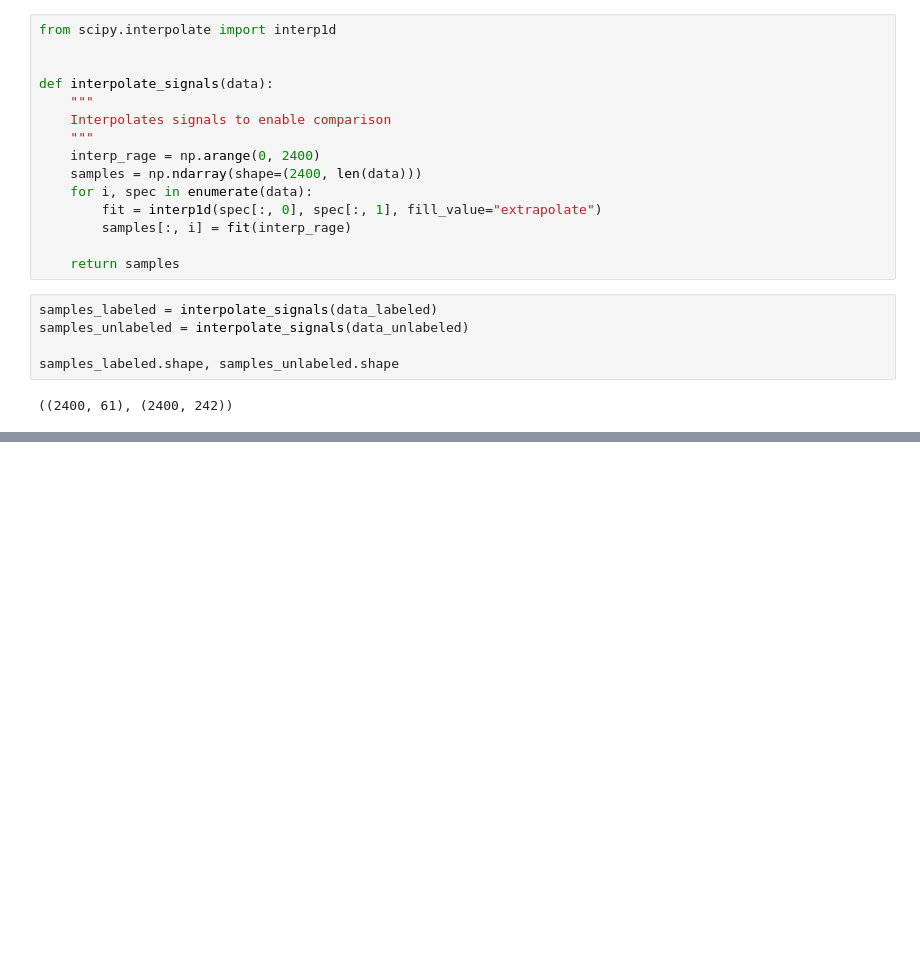
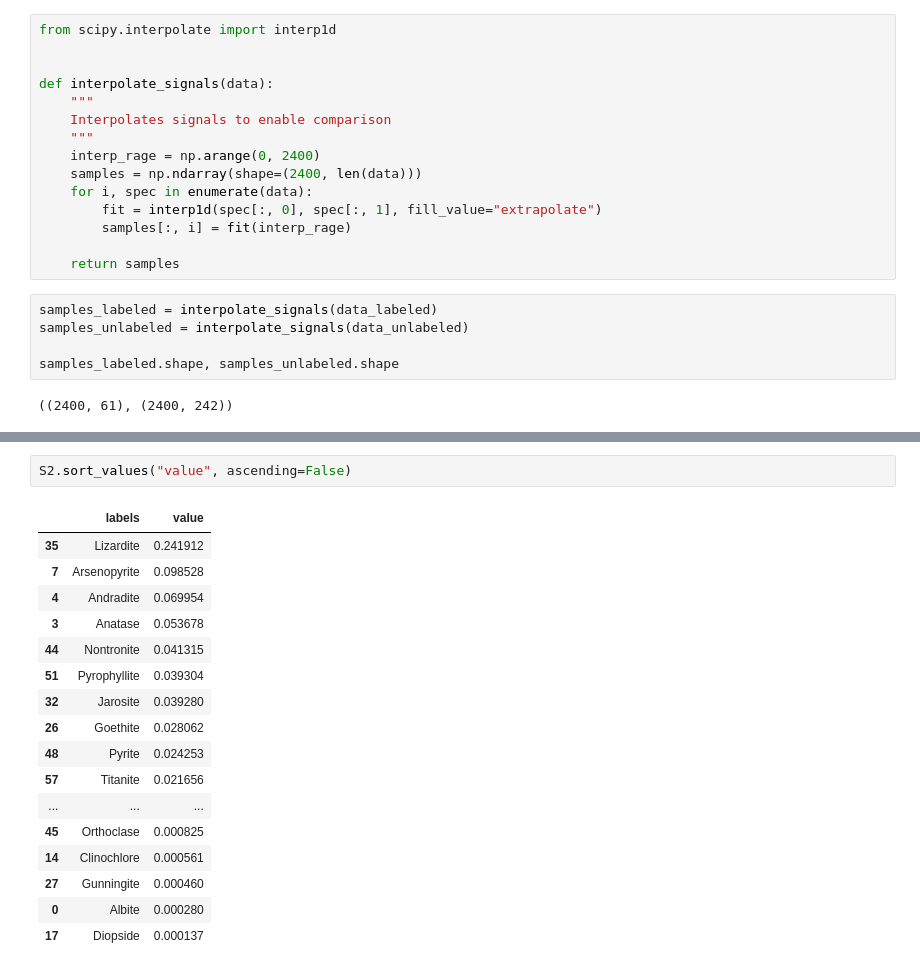
Before and after one commit to fpaissan/raman_spectrograms_analysis, a Jupyter notebook: notebooks/fp-material-classifier.ipynb, the cells around one changed output, grey strips where cells are left out. Cells and saved outputs as stored; diff of their text form; blank space fills up the shorter version.

```diff
--- a/notebooks/fp-material-classifier.ipynb
+++ b/notebooks/fp-material-classifier.ipynb
@@ -71,0 +110,20 @@ y_pred.plot(kind='bar')
+# %%
+S2.sort_values("value", ascending=False)
+# %% [output]
+|  | labels | value |
+| 35 | Lizardite | 0.241912 |
+| 7 | Arsenopyrite | 0.098528 |
+| 4 | Andradite | 0.069954 |
+| 3 | Anatase | 0.053678 |
+| 44 | Nontronite | 0.041315 |
+| 51 | Pyrophyllite | 0.039304 |
+| 32 | Jarosite | 0.039280 |
+| 26 | Goethite | 0.028062 |
+| 48 | Pyrite | 0.024253 |
+| 57 | Titanite | 0.021656 |
+| ... | ... | ... |
+| 45 | Orthoclase | 0.000825 |
+| 14 | Clinochlore | 0.000561 |
+| 27 | Gunningite | 0.000460 |
+| 0 | Albite | 0.000280 |
+| 17 | Diopside | 0.000137 |
```
Also changed, not shown: parts of 9 cells of this notebook.
